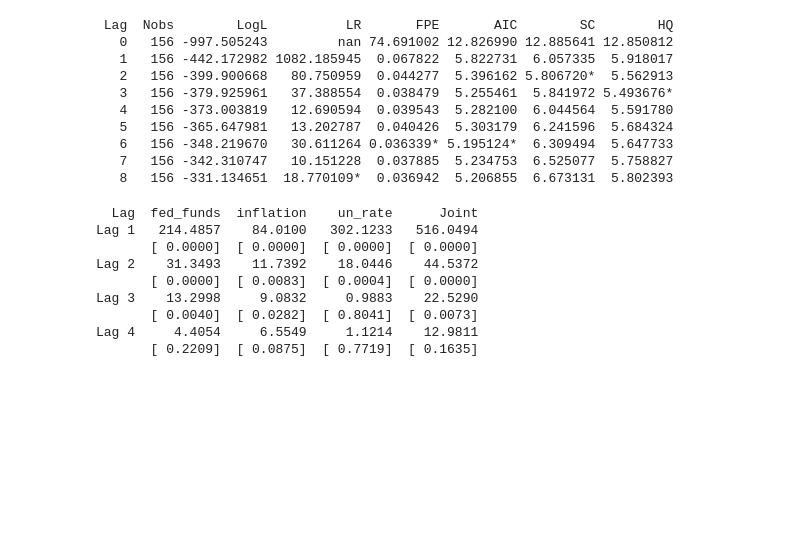
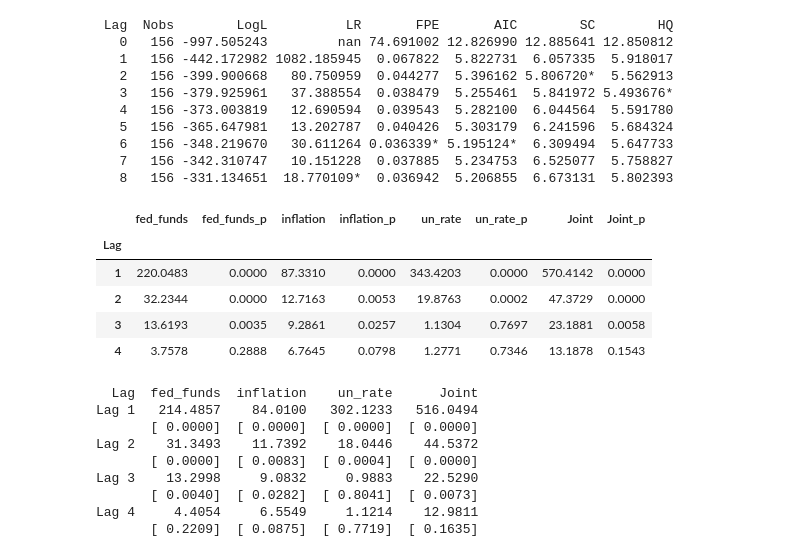
Before and after one commit to DavidGuzzi/MECMT10, a Jupyter notebook: clase_3.ipynb, the cells around one changed output. Drawn from its saved outputs; the diff is of its cells as text; code cells hidden in the pictures; blank space fills up the shorter version.

```diff
--- a/clase_3.ipynb
+++ b/clase_3.ipynb
@@ -1049,3 +1051,89 @@ print(tabla.to_string(index=False))
+# %%
+df_f2 = df_f[['dateid', 'fed_funds', 'inflation', 'un_rate']].copy()
+df_f2.set_index('dateid', inplace=True)
+# %%
+import numpy as np
+import pandas as pd
+from scipy.stats import chi2
+from statsmodels.tsa.api import VAR
+
+# --- 2) Ajustar el VAR(4) ---------------------------------------------------
+model = VAR(df_f2, freq='QE')
+res   = model.fit(4)
+
+# extraer nombres y matrices
+params    = res.params        # DataFrame con índice ['const','L1.fed_funds',...]
+cov_param = res.cov_params()  # DataFrame con índices MultiIndex (param, ecuación)
+endogs = df_f2.columns.tolist()
+nlags  = res.k_ar
+
+# --- 3) Función auxiliar para el Wald test univariante -----------------------
+def wald_stat(b, Vb):
+    W = float(b.T @ np.linalg.inv(Vb) @ b)
+    p = 1 - chi2.cdf(W, df=len(b))
+    return W, p
+
+# --- 4) Construir tabla de resultados ---------------------------------------
+rows = []
+for j in range(1, nlags+1):
+    # 1) Nombres de coeficientes del lag j en tu formato
+    lag_names = [f"L{j}.{var}" for var in endogs]
+
+    row = {"Lag": j}
+    joint_idx = []
+
+    for eq in endogs:
+        # 2) Vector de coeficientes de la ecuación eq y rezago j
+        b = params.loc[lag_names, eq].values
+
+        # 3) Índice para extraer la submatriz de covarianzas:
+        #    lista de tuplas (param_name, eq_name)
+        idx = list(zip(lag_names, [eq]*len(lag_names)))
+        Vb  = cov_param.loc[idx, idx].values
+
+        W, p = wald_stat(b, Vb)
+        row[eq]       = round(W, 4)
+        row[f"{eq}_p"] = round(p, 4)
+
+        joint_idx += idx
+
+    # 4) Test conjunto (todos los coef. de ese lag)
+    # Construimos b_joint en ESE exacto orden:
+    b_joint = np.array([
+        params.loc[param, eq]
+        for (param, eq) in joint_idx
+    ])
+
+    # Extraemos la submatriz de varianza–covarianzas en el MISMO orden:
+    Vb_joint = cov_param.loc[joint_idx, joint_idx].values
+
+    # Ahora el W y el p salen correctamente:
+    Wj, pj = wald_stat(b_joint, Vb_joint)
+    row["Joint"]   = round(Wj, 4)
+    row["Joint_p"] = round(pj, 4)
+
+    rows.append(row)
+
+# 5) Montamos el DataFrame final con el mismo formato de columnas que EViews
+df_wald = (
+    pd.DataFrame(rows)
+      .set_index("Lag")
+      .loc[:, [
+          "fed_funds", "fed_funds_p",
+          "inflation",  "inflation_p",
+          "un_rate",    "un_rate_p",
+          "Joint",      "Joint_p"
+      ]]
+)
+
+df_wald
+# %% [output]
+|  | fed_funds | fed_funds_p | inflation | inflation_p | un_rate | un_rate_p | Joint | Joint_p |
+| Lag |  |  |  |  |  |  |  |  |
+| 1 | 220.0483 | 0.0000 | 87.3310 | 0.0000 | 343.4203 | 0.0000 | 570.4142 | 0.0000 |
+| 2 | 32.2344 | 0.0000 | 12.7163 | 0.0053 | 19.8763 | 0.0002 | 47.3729 | 0.0000 |
+| 3 | 13.6193 | 0.0035 | 9.2861 | 0.0257 | 1.1304 | 0.7697 | 23.1881 | 0.0058 |
+| 4 | 3.7578 | 0.2888 | 6.7645 | 0.0798 | 1.2771 | 0.7346 | 13.1878 | 0.1543 |
 # %%
 # ¿Vale la pena incluir todos los lags?
 
```
Also changed, not shown: parts of 1 cell of this notebook.
